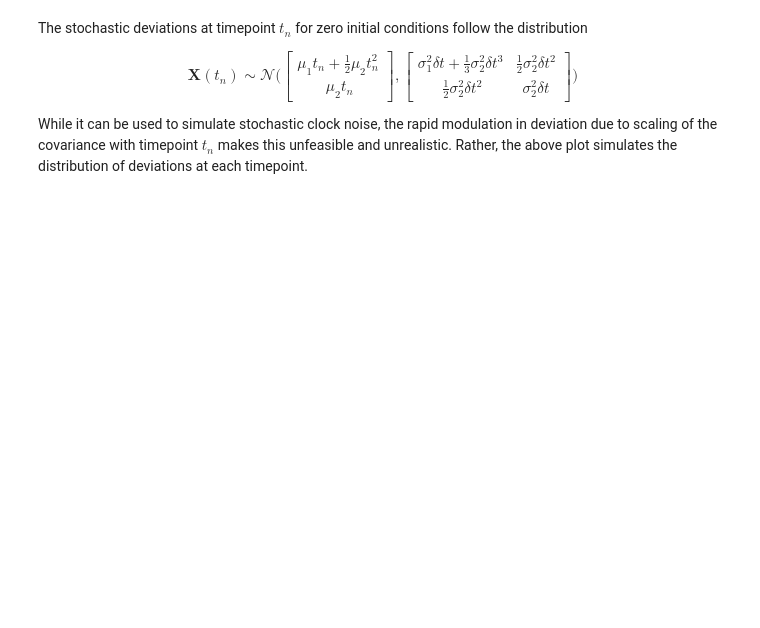
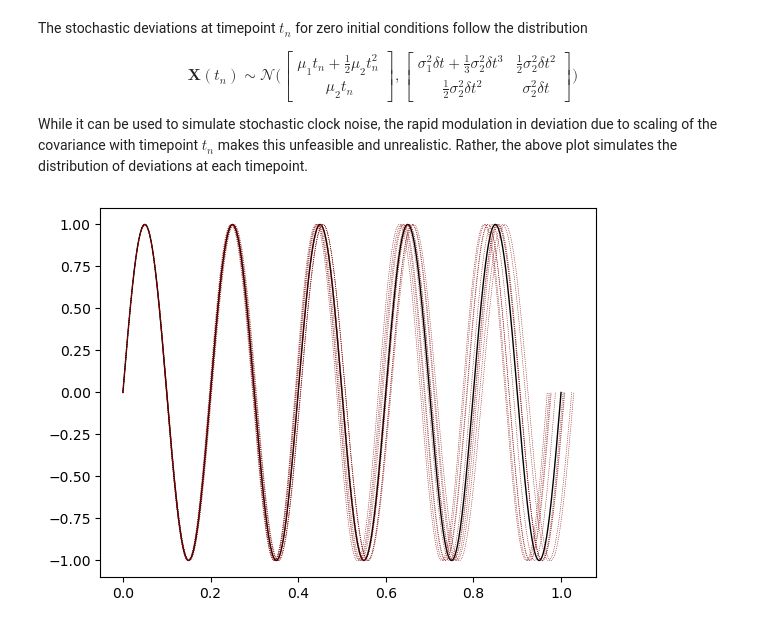
Before and after one commit to Mitrxs/Stochastic-clock, a Jupyter notebook: example/example_walkthrough.ipynb, the cells around one changed output. Drawn from its saved outputs; the diff is of its cells as text; code cells hidden in the pictures; blank space fills up the shorter version.

```diff
--- a/example/example_walkthrough.ipynb
+++ b/example/example_walkthrough.ipynb
@@ -136,15 +143,17 @@ due to scaling of the covariance with timepoint $t_n$ makes this unfeasible and
 # %%
 #Visualizing the effect of stochastic clock noise on a signal
 sigma = np.array([0, 0.03])
 mu = np.array([1, 0])
 
 fig4, ax4 = plt.subplots()
 #Sinusoidal signals
 time = np.linspace(0, tp, N+1)
 sin_amplitudes = sin(time)
 ax4.plot(time, sin_amplitudes, lw=1, c='k')
 
 #Plot the sinusoidal signals on a stochastic timegrid
 for _ in range(10):
     timegrid = stochastic_clock(tp=tp, N=N, X0=X0, mu=mu, sigma=sigma)
-    ax4.plot(timegrid['stochastic'], sin_amplitudes, lw=0.5, c='maroon', linestyle='dotted')
+    ax4.plot(timegrid['stochastic'], sin_amplitudes, lw=0.5, c='maroon', linestyle=':')
+# %% [output]
+[figure, added]
```
Also changed, not shown: parts of 7 cells of this notebook, 3 other files.
